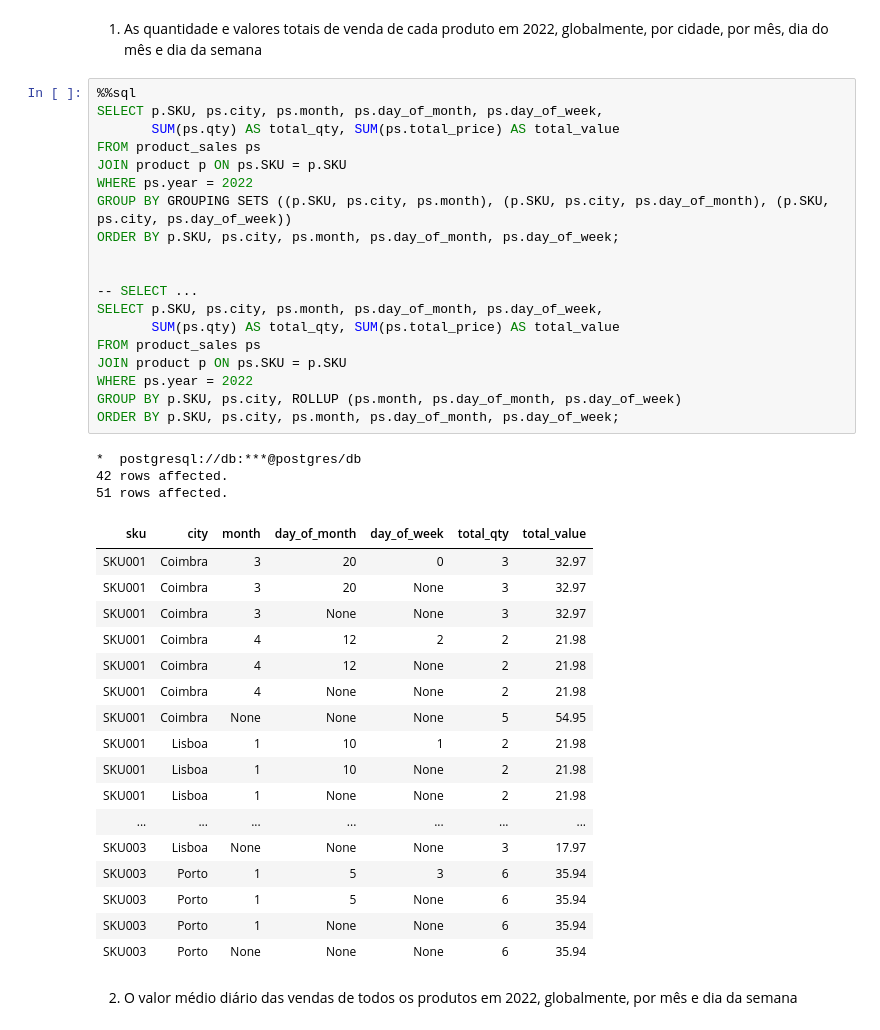
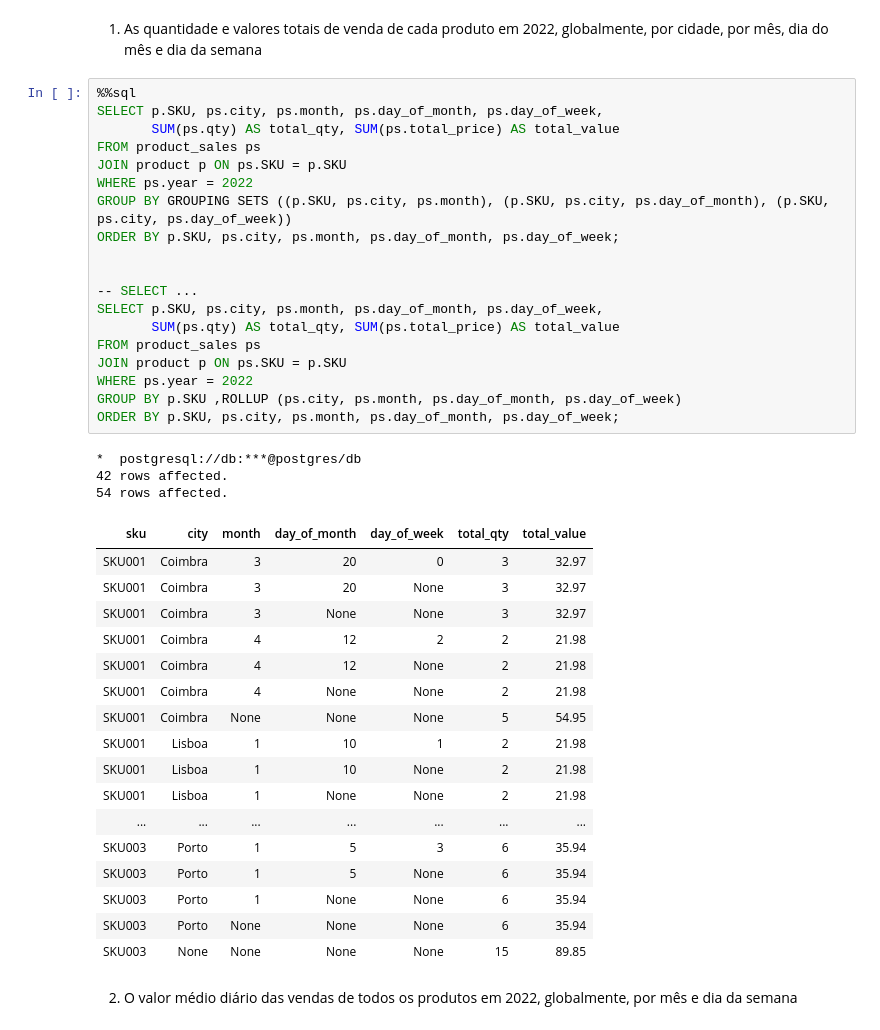
Before and after one commit to MateuSpencer/BD_Projeto_22-23, a Jupyter notebook: Entrega_3/E3-report.ipynb, the cells around one changed output. Saved outputs shown, nothing was run; the diff lists cells and outputs as text.

```diff
--- a/Entrega_3/E3-report.ipynb
+++ b/Entrega_3/E3-report.ipynb
@@ -466,40 +474,40 @@ SELECT p.SKU, ps.city, ps.month, ps.day_of_month, ps.day_of_week,
        SUM(ps.qty) AS total_qty, SUM(ps.total_price) AS total_value
 FROM product_sales ps
 JOIN product p ON ps.SKU = p.SKU
 WHERE ps.year = 2022
 GROUP BY GROUPING SETS ((p.SKU, ps.city, ps.month), (p.SKU, ps.city, ps.day_of_month), (p.SKU, ps.city, ps.day_of_week))
 ORDER BY p.SKU, ps.city, ps.month, ps.day_of_month, ps.day_of_week;
 
 
 -- SELECT ...
 SELECT p.SKU, ps.city, ps.month, ps.day_of_month, ps.day_of_week,
        SUM(ps.qty) AS total_qty, SUM(ps.total_price) AS total_value
 FROM product_sales ps
 JOIN product p ON ps.SKU = p.SKU
 WHERE ps.year = 2022
-GROUP BY p.SKU, ps.city, ROLLUP (ps.month, ps.day_of_month, ps.day_of_week)
+GROUP BY p.SKU ,ROLLUP (ps.city, ps.month, ps.day_of_month, ps.day_of_week)
 ORDER BY p.SKU, ps.city, ps.month, ps.day_of_month, ps.day_of_week;
 # %% [output]
 *  postgresql://db:***@postgres/db
 42 rows affected.
-51 rows affected.
+54 rows affected.
 | sku | city | month | day_of_month | day_of_week | total_qty | total_value |
 | SKU001 | Coimbra | 3 | 20 | 0 | 3 | 32.97 |
 | SKU001 | Coimbra | 3 | 20 | None | 3 | 32.97 |
 | SKU001 | Coimbra | 3 | None | None | 3 | 32.97 |
 | SKU001 | Coimbra | 4 | 12 | 2 | 2 | 21.98 |
 | SKU001 | Coimbra | 4 | 12 | None | 2 | 21.98 |
 | SKU001 | Coimbra | 4 | None | None | 2 | 21.98 |
 | SKU001 | Coimbra | None | None | None | 5 | 54.95 |
 | SKU001 | Lisboa | 1 | 10 | 1 | 2 | 21.98 |
 | SKU001 | Lisboa | 1 | 10 | None | 2 | 21.98 |
 | SKU001 | Lisboa | 1 | None | None | 2 | 21.98 |
 | ... | ... | ... | ... | ... | ... | ... |
-| SKU003 | Lisboa | None | None | None | 3 | 17.97 |
 | SKU003 | Porto | 1 | 5 | 3 | 6 | 35.94 |
 | SKU003 | Porto | 1 | 5 | None | 6 | 35.94 |
 | SKU003 | Porto | 1 | None | None | 6 | 35.94 |
 | SKU003 | Porto | None | None | None | 6 | 35.94 |
+| SKU003 | None | None | None | None | 15 | 89.85 |
 # %% [markdown]
 2. O valor médio diário das vendas de todos os produtos em 2022, globalmente, por mês e dia da semana
 # %%
```
Also changed, not shown: parts of 1 cell of this notebook.
